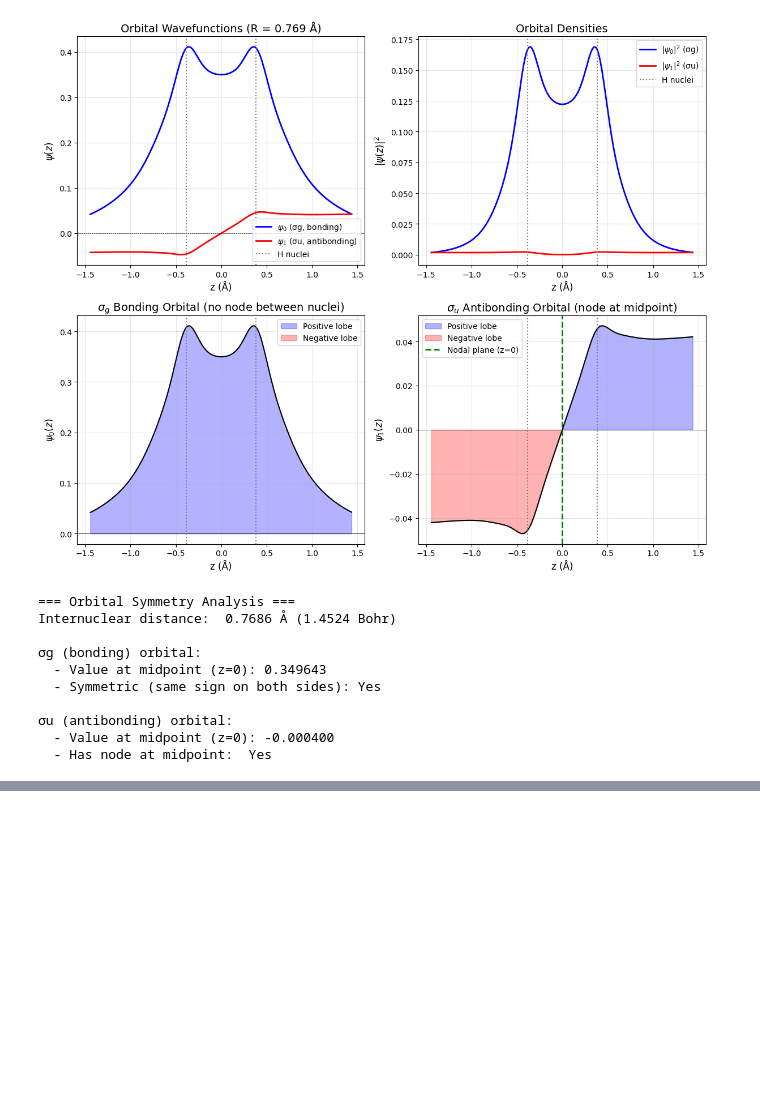
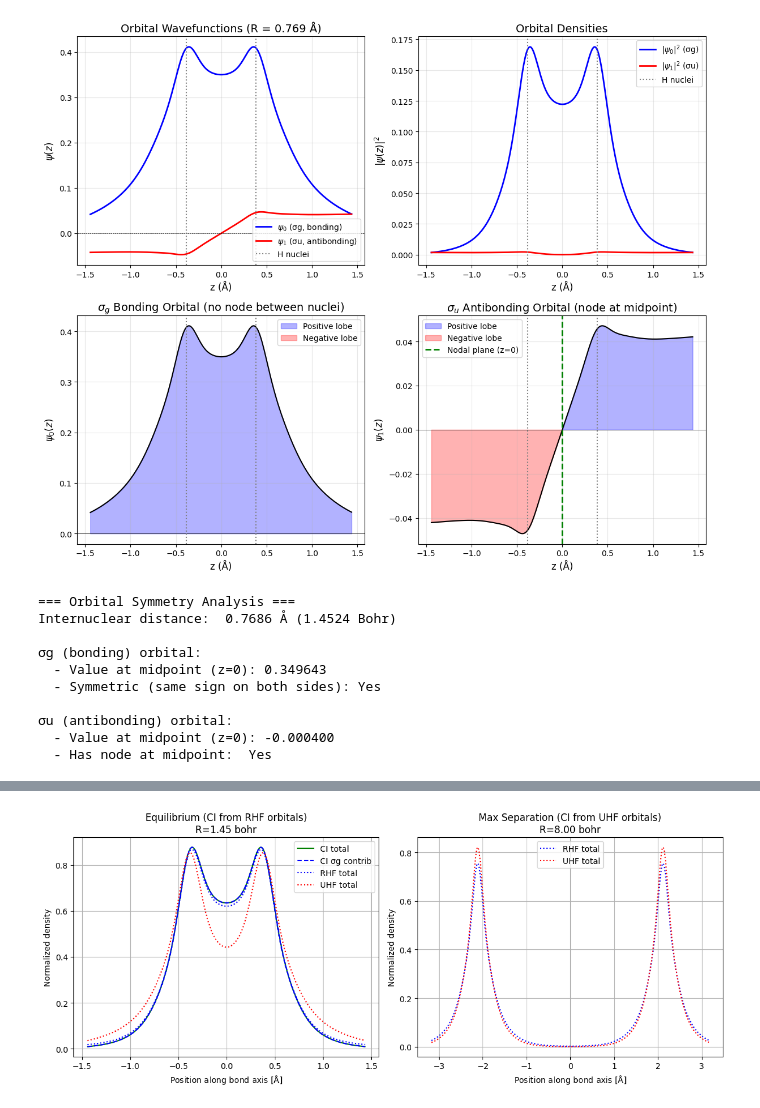
Before and after one commit to gvansan/Computational-Physics-Project-Exam-2026, a Jupyter notebook: Configuration_interaction_hydrogen.ipynb, the cells around one changed output, grey strips where cells are left out. Drawn from its saved outputs; the diff is of its cells as text; code cells hidden in the pictures; blank space fills up the shorter version.

```diff
--- a/Configuration_interaction_hydrogen.ipynb
+++ b/Configuration_interaction_hydrogen.ipynb
@@ -686,0 +800,96 @@ Internuclear distance:  0.7686 Å (1.4524 Bohr)
+# %%
+def plot_ci_density(datas, dists, normalize=True):
+    """
+    Plot CI densities at equilibrium (CI from RHF) and max separation (only RHF/UHF, no CI at max separation).
+    """
+    plt.close("all")
+    fig, axes = plt.subplots(1, 2, figsize=(12, 5), num="ci_density", clear=True)
+
+    # Find equilibrium (min energy) and max separation indices
+    keq = int(np.argmin([d["energy_rhf"] for d in datas]))
+    kmax = len(datas) - 1
+
+    situations = [
+        ("Equilibrium", keq, True),     # RHF orbitals at equilibrium
+        ("Max Separation", kmax, False) # UHF orbitals at max separation
+    ]
+
+    styles = {
+        "CI total": "-",
+        "CI σg contrib": "--",
+        "CI σu contrib": "--",
+        "RHF total": ":",
+        "UHF total": ":",
+    }
+    colors = {
+        "CI total": "green",
+        "CI σg contrib": "blue",
+        "CI σu contrib": "red",
+        "RHF total":  "blue",
+        "UHF total": "red",
+    }
+
+    for ax, (title, k, use_rhf) in zip(axes, situations):
+        data = datas[k]
+        dist = dists[k]
+        zgrid = data["points"][:, 2] * BOHR_TO_ANGSTROM
+
+        # CI density: use RHF orbitals at equilibrium, UHF orbitals at max separation
+        ci_results = compute_ci_density(data, dist, rhf=use_rhf)
+
+        # Normalization (always from CI total if present)
+        ci_total_raw = ci_results["density_ci"] / BOHR_TO_ANGSTROM
+        ci_norm = np.trapz(ci_total_raw, zgrid) if normalize else 1.0
+
+        # Plot keys, split by panel
+        if use_rhf:
+            densities = {
+                "CI total": ci_results["density_ci"],
+                "CI σg contrib": ci_results["density0_ci"],
+                "CI σu contrib": ci_results["density1_ci"],
+                "RHF total": data["density_rhf"],
+                "UHF total": data["density_uhf"],
+            }
+        else:
+            # Only plot RHF and UHF densities at max separation
+            densities = {
+                "RHF total": data["density_rhf"],
+                "UHF total": data["density_uhf"],
+            }
+
+        for label, density in densities.items():
+            rho = density / BOHR_TO_ANGSTROM
+            if normalize:
+                if label.startswith("CI") and use_rhf:
+                    rho = rho / ci_norm
+                else:
+                    norm = np.trapz(rho, zgrid)
+                    if np.abs(norm) > 1e-10:
+                        rho = rho / norm
+            if np.max(np.abs(rho)) < 1e-3:
+                print(f"  Skipping {label} at {title} (max value: {np.max(np.abs(rho)):.2e})")
+                continue
+            ax.plot(zgrid, rho, styles[label], color=colors[label], label=label)
+
+        # Print info for clarity
+        if use_rhf:
+            c0, c1, c2 = ci_results["c_ci"]
+            orbitals = "RHF"
+            print(f"\n{title} (k={k}, R={dist:.3f} bohr): CI based on {orbitals} orbitals")
+            print(f"  CI coefficients: c0={c0:.4f}, c1={c1:.4f}, c2={c2:.4f}")
+            print(f"  CI energy: {ci_results['E_ci']:.6f} Ha")
+            print(f"  γ_00 (σg occ): {ci_results['gamma'][0,0]:.4f}")
+            print(f"  γ_11 (σu occ): {ci_results['gamma'][1,1]:.4f}")
+
+        ax.grid()
+        ax.set_xlabel(r"Position along bond axis [$\mathrm{\AA}$]")
+        ylabel = r"Normalized density" if normalize else r"Electron density [$\mathrm{\AA}^{-1}$]"
+        ax.set_ylabel(ylabel)
+        ax.legend()
+        ax.set_title(f"{title} (CI from {'RHF' if use_rhf else 'UHF'} orbitals)\nR={dist:.2f} bohr")
+
+    plt.tight_layout()
+    plt.savefig("Images/densities_RHF_UHF_CI.pdf", dpi=200)
+
+plot_ci_density(datas, dists, normalize=True)
+# %% [output]
@@ -686,0 +903 @@ Internuclear distance:  0.7686 Å (1.4524 Bohr)
+[figure, added]
```
Also changed, not shown: parts of 10 cells of this notebook, 9 other files.
